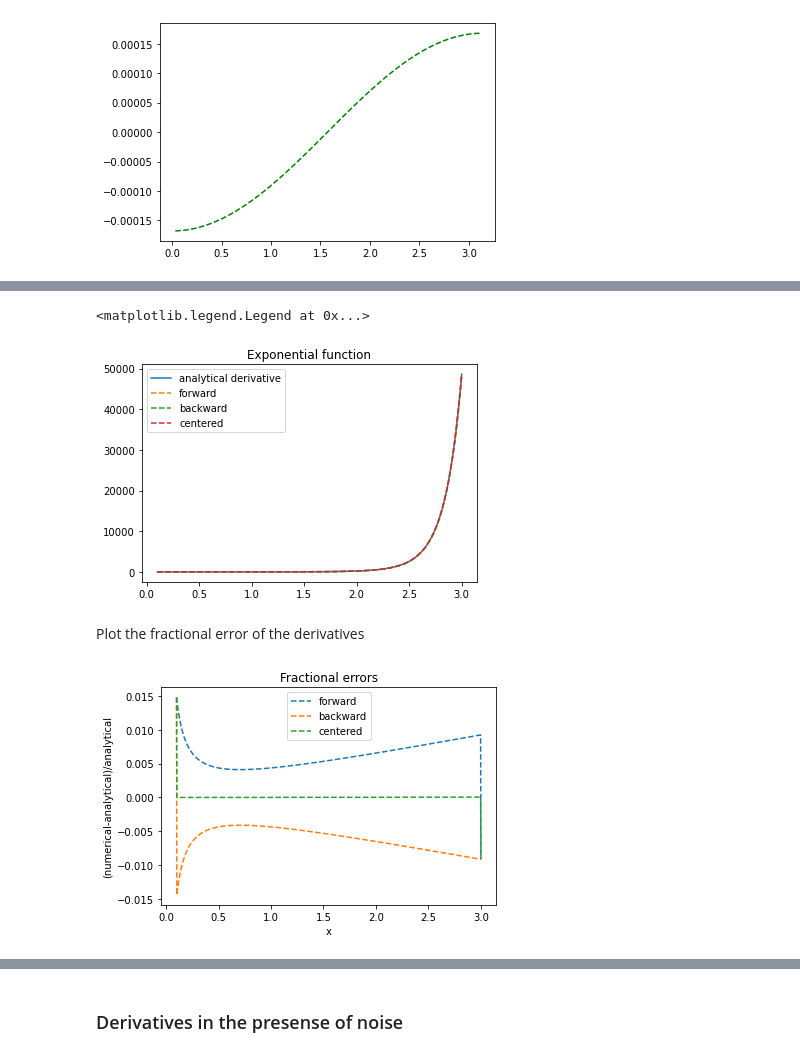
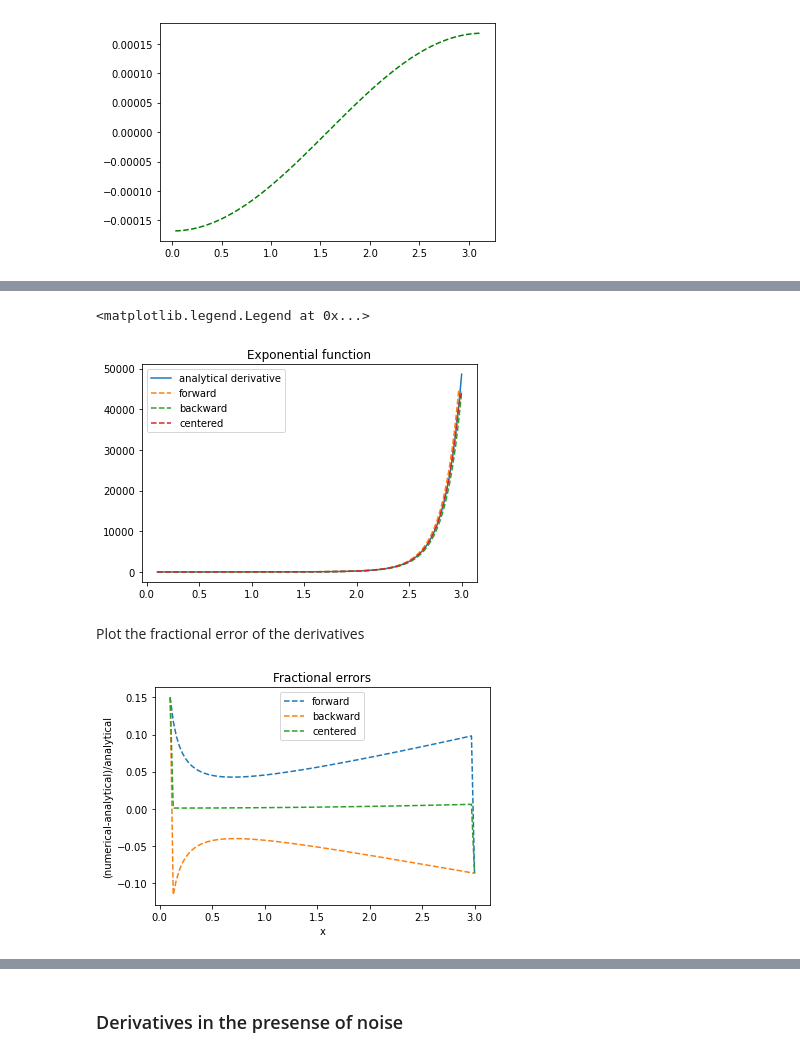
Before and after one commit to ds-connectors/Physics-88-Fa20, a Jupyter notebook: Week11/Lecture07a.ipynb, the cells around one changed output, grey strips where cells are left out. Drawn from its saved outputs; the diff is of its cells as text; code cells hidden in the pictures.

```diff
--- a/Week11/Lecture07a.ipynb
+++ b/Week11/Lecture07a.ipynb
@@ -23,7 +23,7 @@ work well for very smooth data. they are surprisingly fast even up to
 10000 points in the vector.
 '''
 
-x = np.linspace(0,np.pi,100)
+x = np.linspace(0,3,100)
 y = x**2+2*x-5
 dy_analytical = 2*x+2
 '''
@@ -192,7 +192,7 @@ work well for very smooth data. they are surprisingly fast even up to
 10000 points in the vector.
 '''
 
-x = np.linspace(0.1,3,1000)
+x = np.linspace(0.1,3,100)
 y = np.exp(x**2)
 dy_analytical = 2*x*np.exp(x**2)
 '''
@@ -248,5 +248,5 @@ legend(loc='upper left')
 <matplotlib.legend.Legend at 0x...>
-[figure, old version]
+[figure, new version]
 # %% [markdown]
 Plot the fractional error of the derivatives
 # %%
@@ -264,7 +264,7 @@ plt.ylabel('(numerical-analytical)/analytical')
 legend(loc='upper center')
 plt.show()
 # %% [output]
-[figure, old version]
+[figure, new version]
 # %%
 plt.plot(x[1:-1],r_dyc[1:-1],'g--')
 # %% [output]
```
Also changed, not shown: parts of 8 cells of this notebook, 1 other file.
